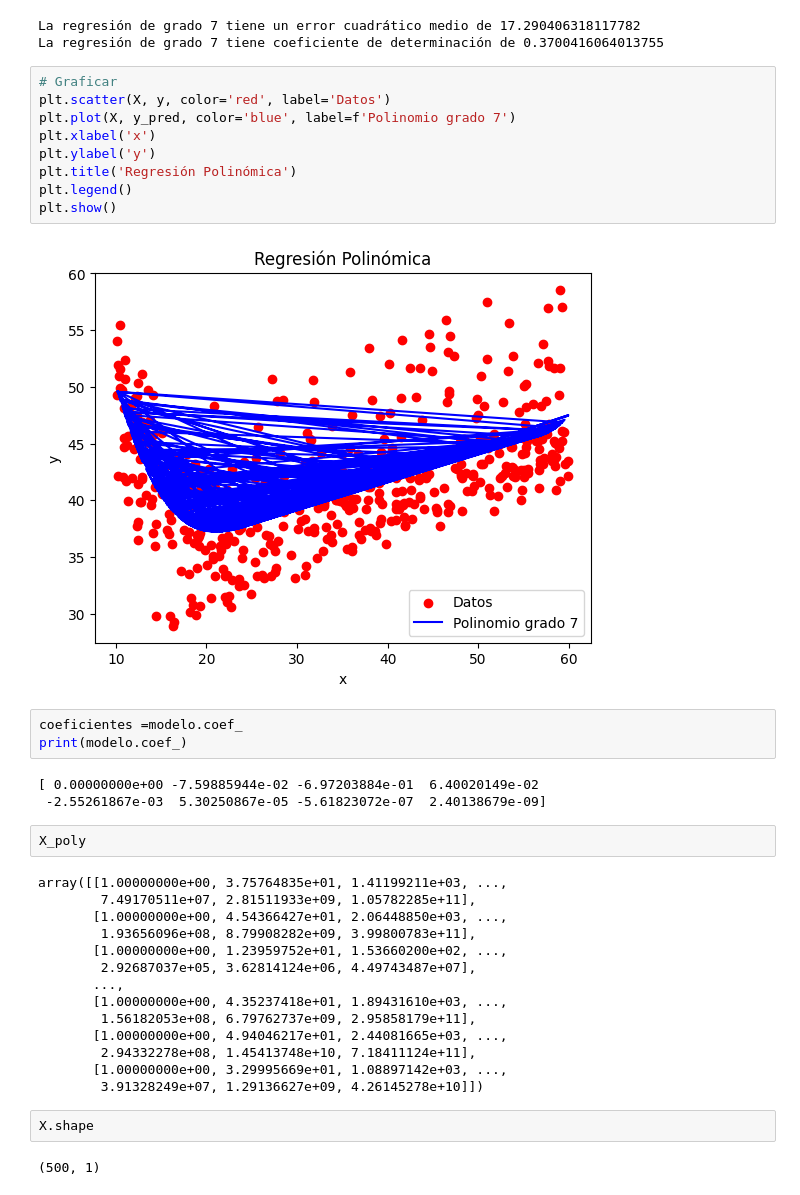
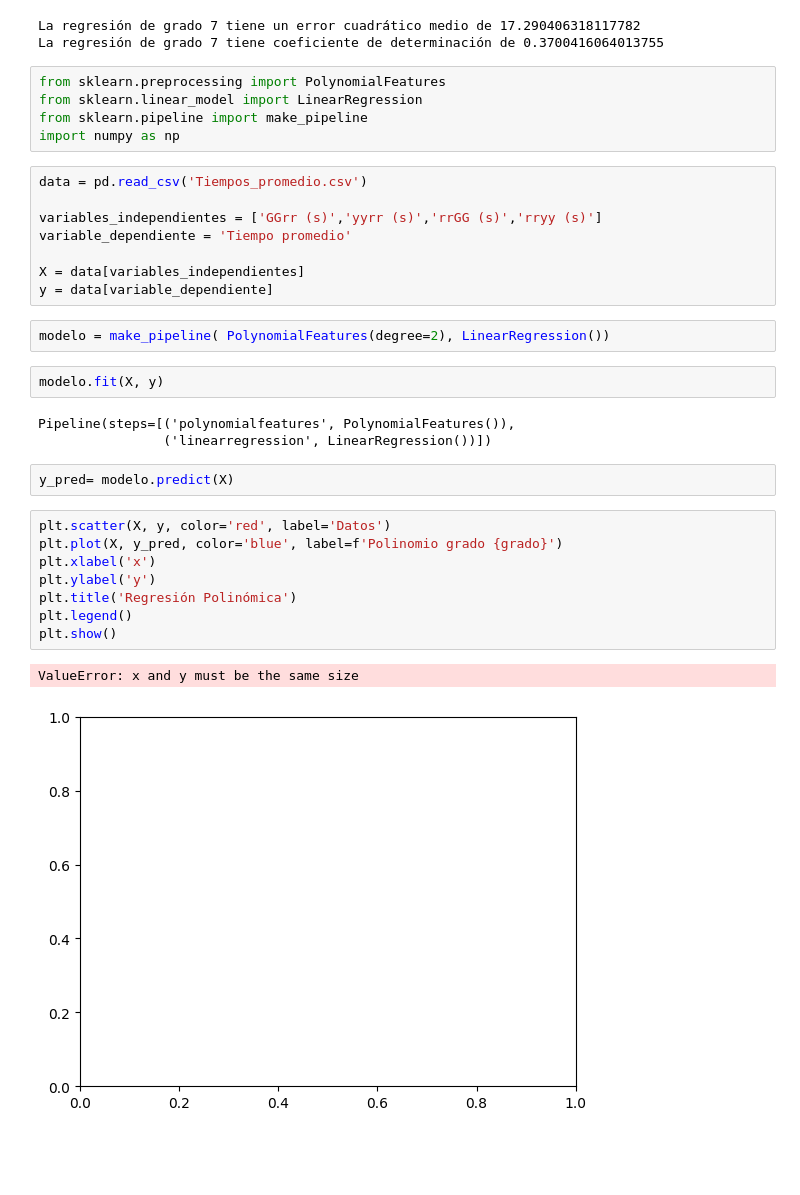
Before and after one commit to Emmatap31/Sumo_EjeCentral, a Jupyter notebook: regpolinomica.ipynb, the cells around one changed output. Cells and saved outputs as stored; diff of their text form; blank space fills up the shorter version.

Commit message:
ya se tienen evaluados los modelos

```diff
--- a/regpolinomica.ipynb
+++ b/regpolinomica.ipynb
@@ -115,40 +60,36 @@ print(f"La regresión de grado {7} tiene coeficiente de determinación de {r2}")
 # %% [output]
 La regresión de grado 7 tiene un error cuadrático medio de 17.290406318117782
 La regresión de grado 7 tiene coeficiente de determinación de 0.3700416064013755
+# %%
+from sklearn.preprocessing import PolynomialFeatures
+from sklearn.linear_model import LinearRegression
+from sklearn.pipeline import make_pipeline
+import numpy as np
+# %%
+data = pd.read_csv('Tiempos_promedio.csv')
+
+variables_independientes = ['GGrr (s)','yyrr (s)','rrGG (s)','rryy (s)']
+variable_dependiente = 'Tiempo promedio'
+
+X = data[variables_independientes]
+y = data[variable_dependiente]
+# %%
+modelo = make_pipeline( PolynomialFeatures(degree=2), LinearRegression())
+# %%
+modelo.fit(X, y)
+# %% [output]
+Pipeline(steps=[('polynomialfeatures', PolynomialFeatures()),
+                ('linearregression', LinearRegression())])
+# %%
+y_pred= modelo.predict(X)
 # %%
-# Graficar
 plt.scatter(X, y, color='red', label='Datos')
-plt.plot(X, y_pred, color='blue', label=f'Polinomio grado 7')
+plt.plot(X, y_pred, color='blue', label=f'Polinomio grado {grado}')
 plt.xlabel('x')
 plt.ylabel('y')
 plt.title('Regresión Polinómica')
 plt.legend()
 plt.show()
 # %% [output]
+ValueError: x and y must be the same size
-[figure, old version]
+[figure, new version]
-# %%
-coeficientes =modelo.coef_
-print(modelo.coef_)
-# %% [output]
-[ 0.00000000e+00 -7.59885944e-02 -6.97203884e-01  6.40020149e-02
- -2.55261867e-03  5.30250867e-05 -5.61823072e-07  2.40138679e-09]
-# %%
-X_poly
-# %% [output]
-array([[1.00000000e+00, 3.75764835e+01, 1.41199211e+03, ...,
-        7.49170511e+07, 2.81511933e+09, 1.05782285e+11],
-       [1.00000000e+00, 4.54366427e+01, 2.06448850e+03, ...,
-        1.93656096e+08, 8.79908282e+09, 3.99800783e+11],
-       [1.00000000e+00, 1.23959752e+01, 1.53660200e+02, ...,
-        2.92687037e+05, 3.62814124e+06, 4.49743487e+07],
-       ...,
-       [1.00000000e+00, 4.35237418e+01, 1.89431610e+03, ...,
-        1.56182053e+08, 6.79762737e+09, 2.95858179e+11],
-       [1.00000000e+00, 4.94046217e+01, 2.44081665e+03, ...,
-        2.94332278e+08, 1.45413748e+10, 7.18411124e+11],
-       [1.00000000e+00, 3.29995669e+01, 1.08897142e+03, ...,
-        3.91328249e+07, 1.29136627e+09, 4.26145278e+10]])
-# %%
-X.shape
-# %% [output]
-(500, 1)
```
Also changed, not shown: parts of 28 cells of this notebook, 14 other files.
